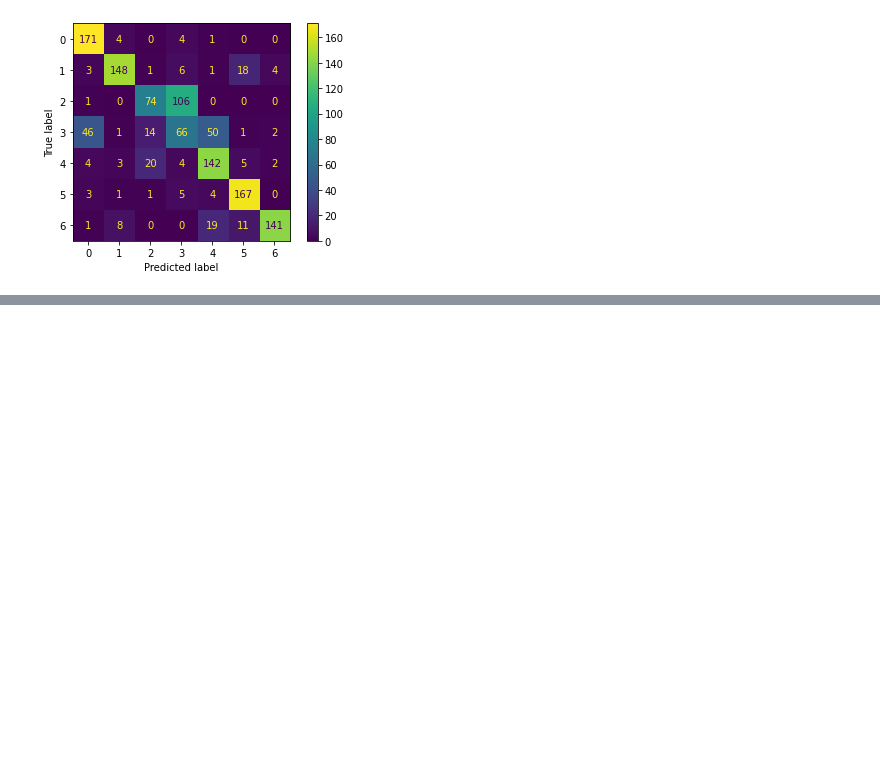
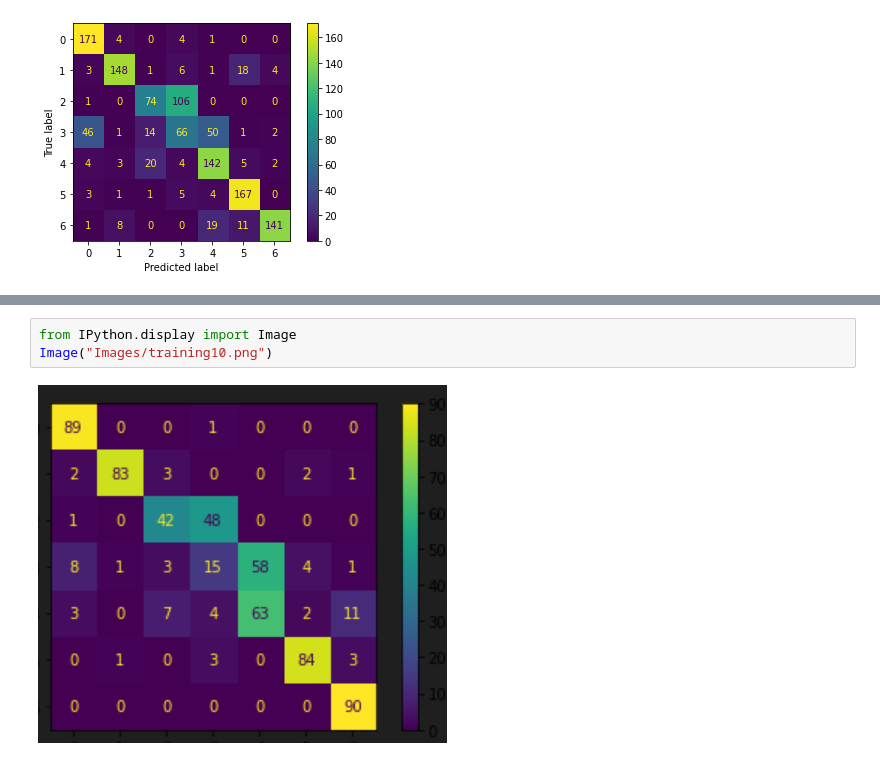
Before and after one commit to psalazar211/RecPatrones_Proyecto_Final, a Jupyter notebook: RecPatrones_Proyecto_Final.ipynb, the cells around one changed output, grey strips where cells are left out. Saved outputs shown, nothing was run; the diff lists cells and outputs as text; blank space fills up the shorter version.

```diff
--- a/RecPatrones_Proyecto_Final.ipynb
+++ b/RecPatrones_Proyecto_Final.ipynb
@@ -444,0 +450,5 @@ plt.show()
+# %%
+from IPython.display import Image
+Image("Images/training10.png")
+# %% [output]
+[figure, added]
```
Also changed, not shown: parts of 5 cells of this notebook.
